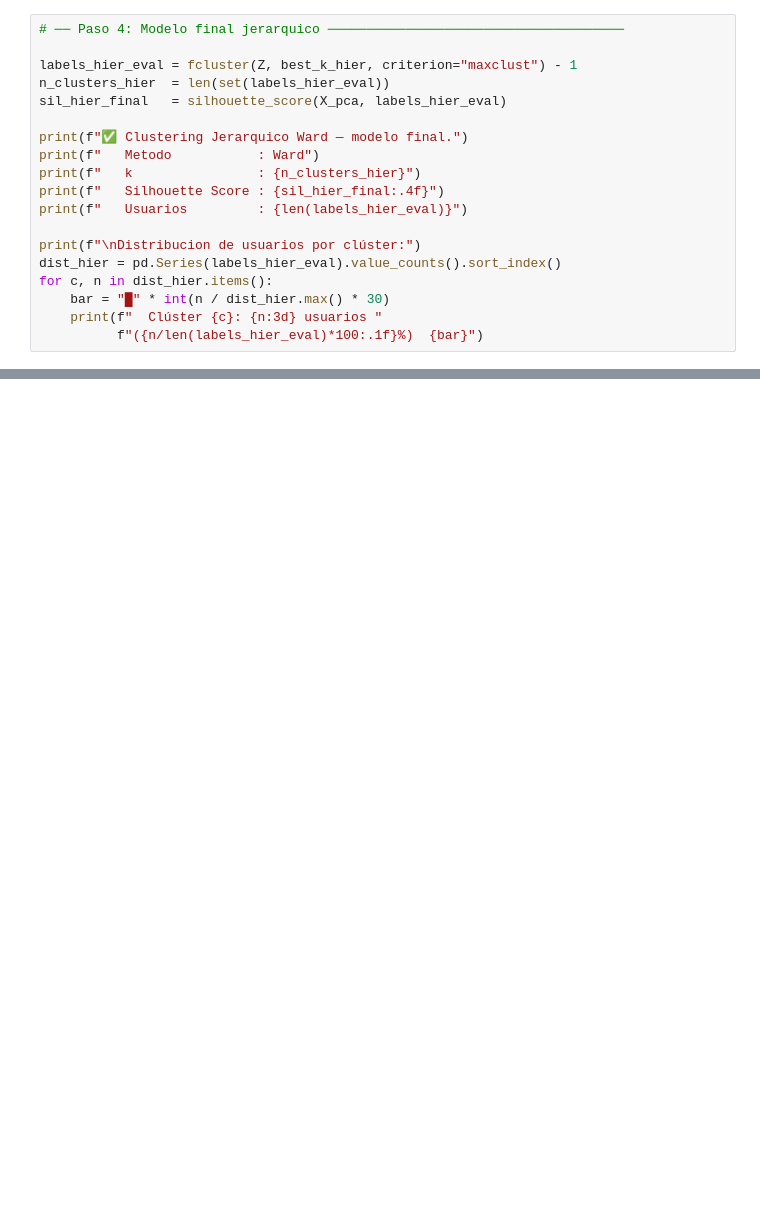
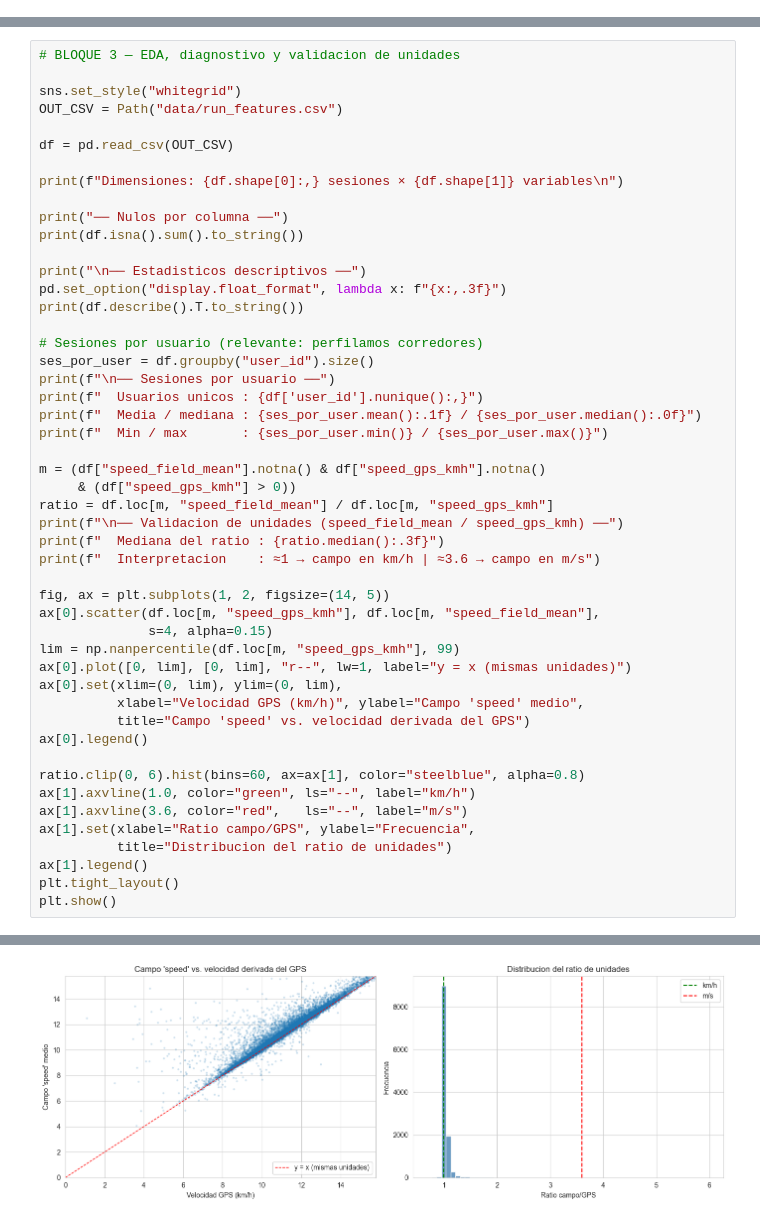
Before and after one commit to pearez910/TFM-MasterIA, a Jupyter notebook: main.ipynb, the cells around one changed output, grey strips where cells are left out. Saved outputs shown, nothing was run; the diff lists cells and outputs as text; blank space fills up the shorter version.

```diff
--- a/main.ipynb
+++ b/main.ipynb
@@ -1329,19 +0,0 @@ print(f"   Silhouette Score   : {max(sil_hier):.4f}")
-# %%
-# ── Paso 4: Modelo final jerarquico ──────────────────────────────────────
-
-labels_hier_eval = fcluster(Z, best_k_hier, criterion="maxclust") - 1
-n_clusters_hier  = len(set(labels_hier_eval))
-sil_hier_final   = silhouette_score(X_pca, labels_hier_eval)
-
-print(f"✅ Clustering Jerarquico Ward — modelo final.")
-print(f"   Metodo           : Ward")
-print(f"   k                : {n_clusters_hier}")
-print(f"   Silhouette Score : {sil_hier_final:.4f}")
-print(f"   Usuarios         : {len(labels_hier_eval)}")
-
-print(f"\nDistribucion de usuarios por clúster:")
-dist_hier = pd.Series(labels_hier_eval).value_counts().sort_index()
-for c, n in dist_hier.items():
-    bar = "█" * int(n / dist_hier.max() * 30)
-    print(f"  Clúster {c}: {n:3d} usuarios "
-          f"({n/len(labels_hier_eval)*100:.1f}%)  {bar}")
@@ -1957,0 +299,50 @@ print("   distribución equilibrada y perfiles interpretables.")
+# %%
+# BLOQUE 3 — EDA, diagnostivo y validacion de unidades
+
+sns.set_style("whitegrid")
+OUT_CSV = Path("data/run_features.csv")
+
+df = pd.read_csv(OUT_CSV)
+
+print(f"Dimensiones: {df.shape[0]:,} sesiones × {df.shape[1]} variables\n")
+
+print("── Nulos por columna ──")
+print(df.isna().sum().to_string())
+
+print("\n── Estadisticos descriptivos ──")
+pd.set_option("display.float_format", lambda x: f"{x:,.3f}")
+print(df.describe().T.to_string())
+
+# Sesiones por usuario (relevante: perfilamos corredores)
+ses_por_user = df.groupby("user_id").size()
+print(f"\n── Sesiones por usuario ──")
+print(f"  Usuarios unicos : {df['user_id'].nunique():,}")
+print(f"  Media / mediana : {ses_por_user.mean():.1f} / {ses_por_user.median():.0f}")
+print(f"  Min / max       : {ses_por_user.min()} / {ses_por_user.max()}")
+
+m = (df["speed_field_mean"].notna() & df["speed_gps_kmh"].notna()
+     & (df["speed_gps_kmh"] > 0))
+ratio = df.loc[m, "speed_field_mean"] / df.loc[m, "speed_gps_kmh"]
+print(f"\n── Validacion de unidades (speed_field_mean / speed_gps_kmh) ──")
+print(f"  Mediana del ratio : {ratio.median():.3f}")
+print(f"  Interpretacion    : ≈1 → campo en km/h | ≈3.6 → campo en m/s")
+
+fig, ax = plt.subplots(1, 2, figsize=(14, 5))
+ax[0].scatter(df.loc[m, "speed_gps_kmh"], df.loc[m, "speed_field_mean"],
+              s=4, alpha=0.15)
+lim = np.nanpercentile(df.loc[m, "speed_gps_kmh"], 99)
+ax[0].plot([0, lim], [0, lim], "r--", lw=1, label="y = x (mismas unidades)")
+ax[0].set(xlim=(0, lim), ylim=(0, lim),
+          xlabel="Velocidad GPS (km/h)", ylabel="Campo 'speed' medio",
+          title="Campo 'speed' vs. velocidad derivada del GPS")
+ax[0].legend()
+
+ratio.clip(0, 6).hist(bins=60, ax=ax[1], color="steelblue", alpha=0.8)
+ax[1].axvline(1.0, color="green", ls="--", label="km/h")
+ax[1].axvline(3.6, color="red",   ls="--", label="m/s")
+ax[1].set(xlabel="Ratio campo/GPS", ylabel="Frecuencia",
+          title="Distribucion del ratio de unidades")
+ax[1].legend()
+plt.tight_layout()
+plt.show()
+# %% [output]
@@ -1957,0 +366 @@ print("   distribución equilibrada y perfiles interpretables.")
+[figure, added]
```
Also changed, not shown: parts of 70 cells of this notebook, 1 other file.
